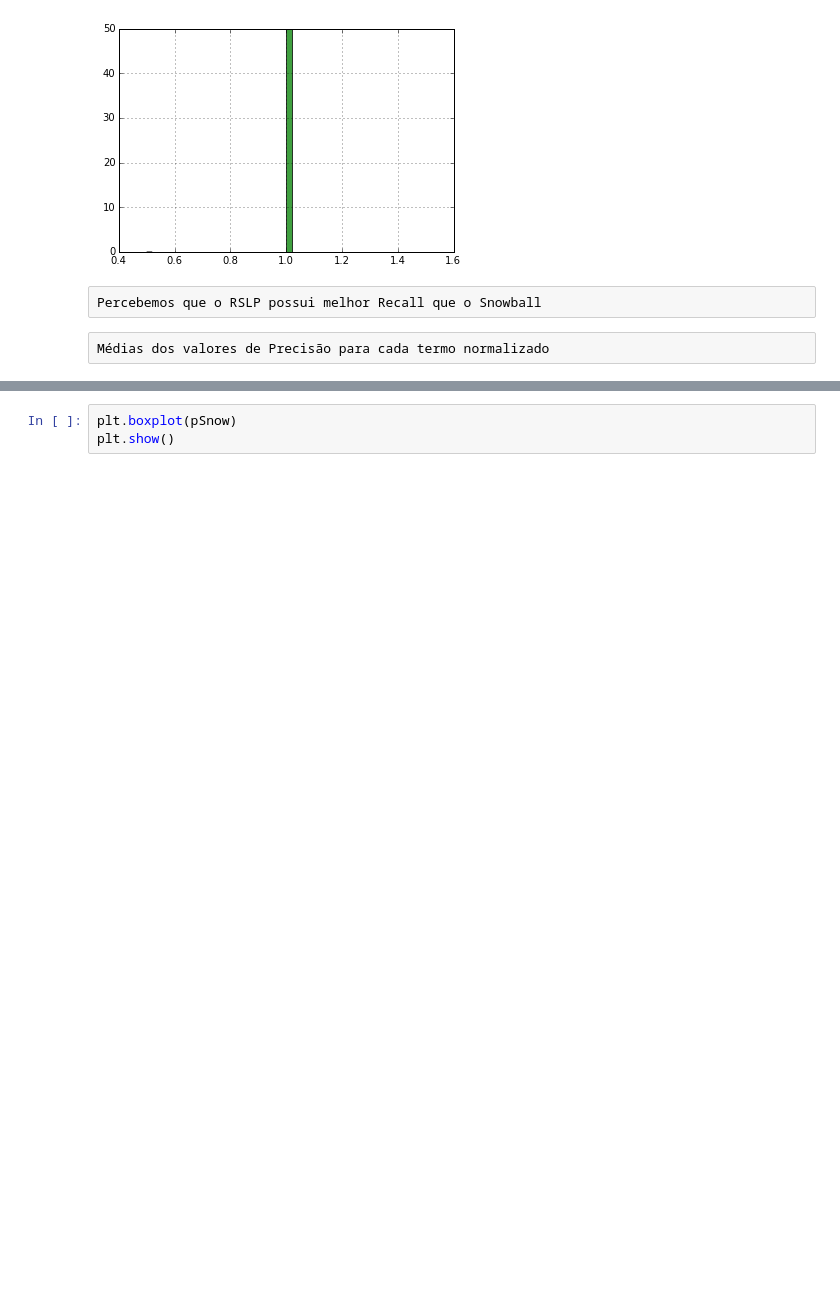
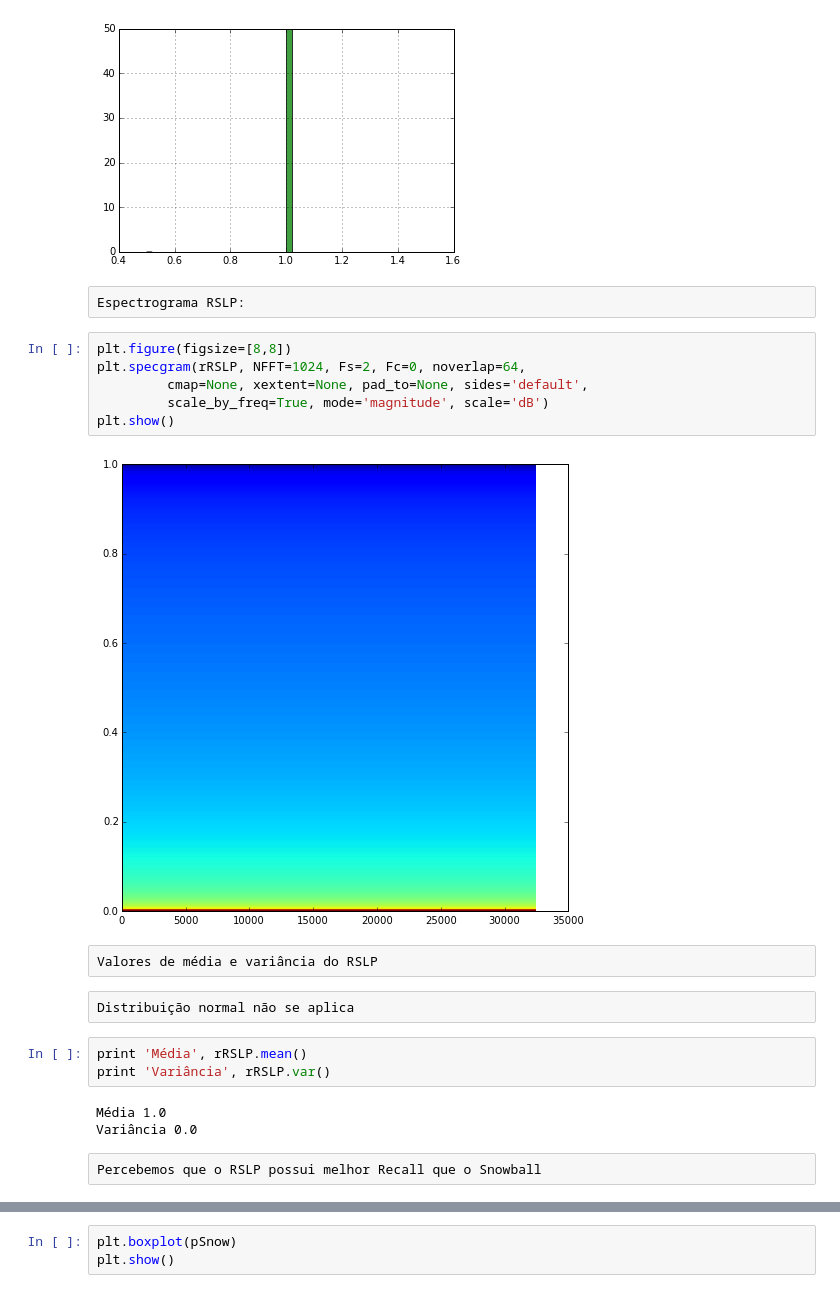
Before and after one commit to marciomacielbastos/reclameaqui, a Jupyter notebook: Problema 1.ipynb, the cells around one changed output, grey strips where cells are left out. Cells and saved outputs as stored; diff of their text form; blank space fills up the shorter version.

```diff
--- a/Problema 1.ipynb
+++ b/Problema 1.ipynb
@@ -149,7 +170,25 @@ plt.grid(True)
 plt.show()
 # %% [output]
 [figure]
+# %% [raw]
+Espectrograma RSLP:
+# %%
+plt.figure(figsize=[8,8])
+plt.specgram(rRSLP, NFFT=1024, Fs=2, Fc=0, noverlap=64,
+         cmap=None, xextent=None, pad_to=None, sides='default',
+         scale_by_freq=True, mode='magnitude', scale='dB')
+plt.show()
+# %% [output]
+[figure, added]
+# %% [raw]
+Valores de média e variância do RSLP
+# %% [raw]
+Distribuição normal não se aplica
+# %%
+print 'Média', rRSLP.mean()
+print 'Variância', rRSLP.var()
+# %% [output]
+Média 1.0
+Variância 0.0
 # %% [raw]
 Percebemos que o RSLP possui melhor Recall que o Snowball
-# %% [raw]
-Médias dos valores de Precisão para cada termo normalizado
```
Also changed, not shown: parts of 33 cells of this notebook.
